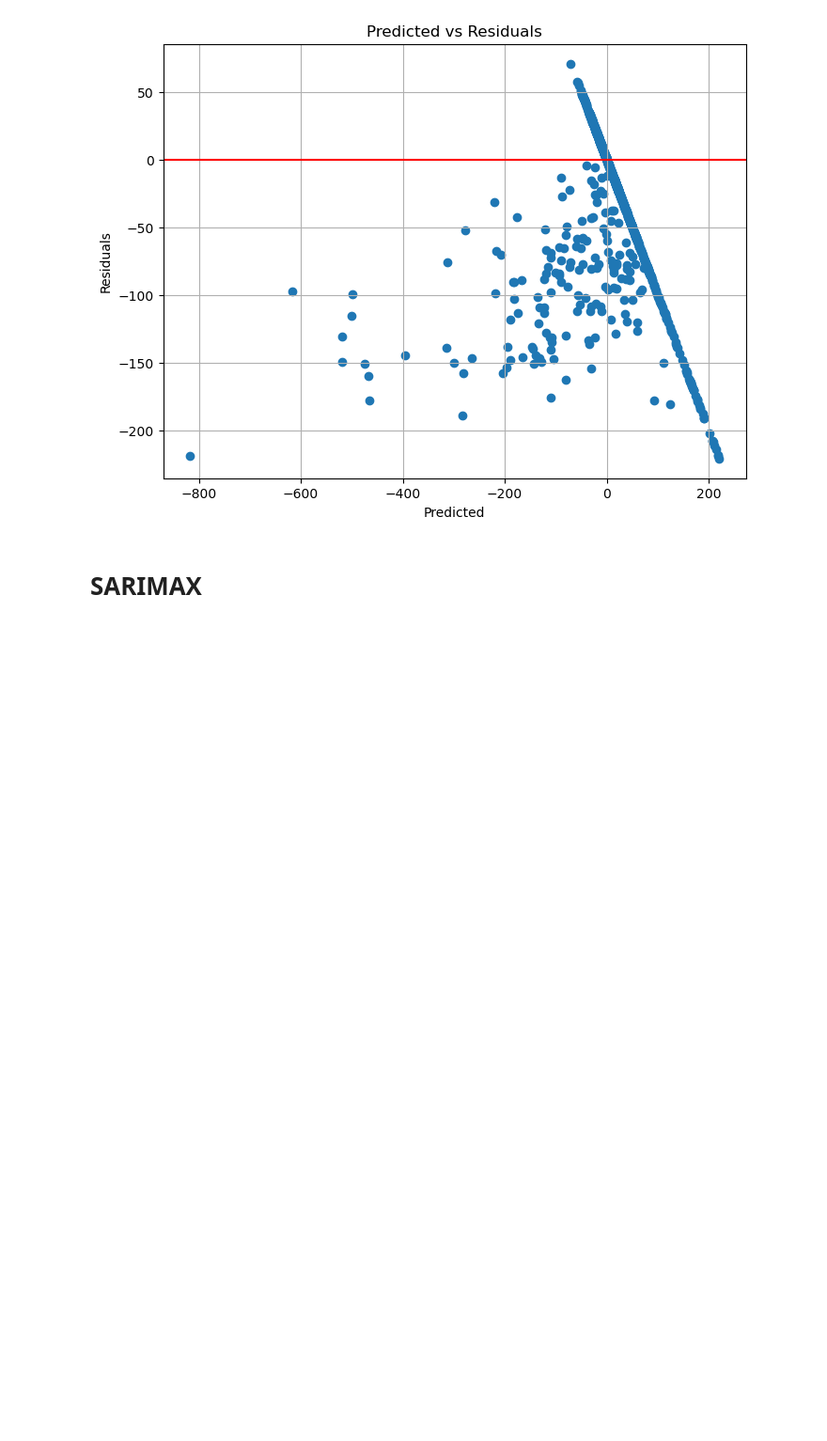
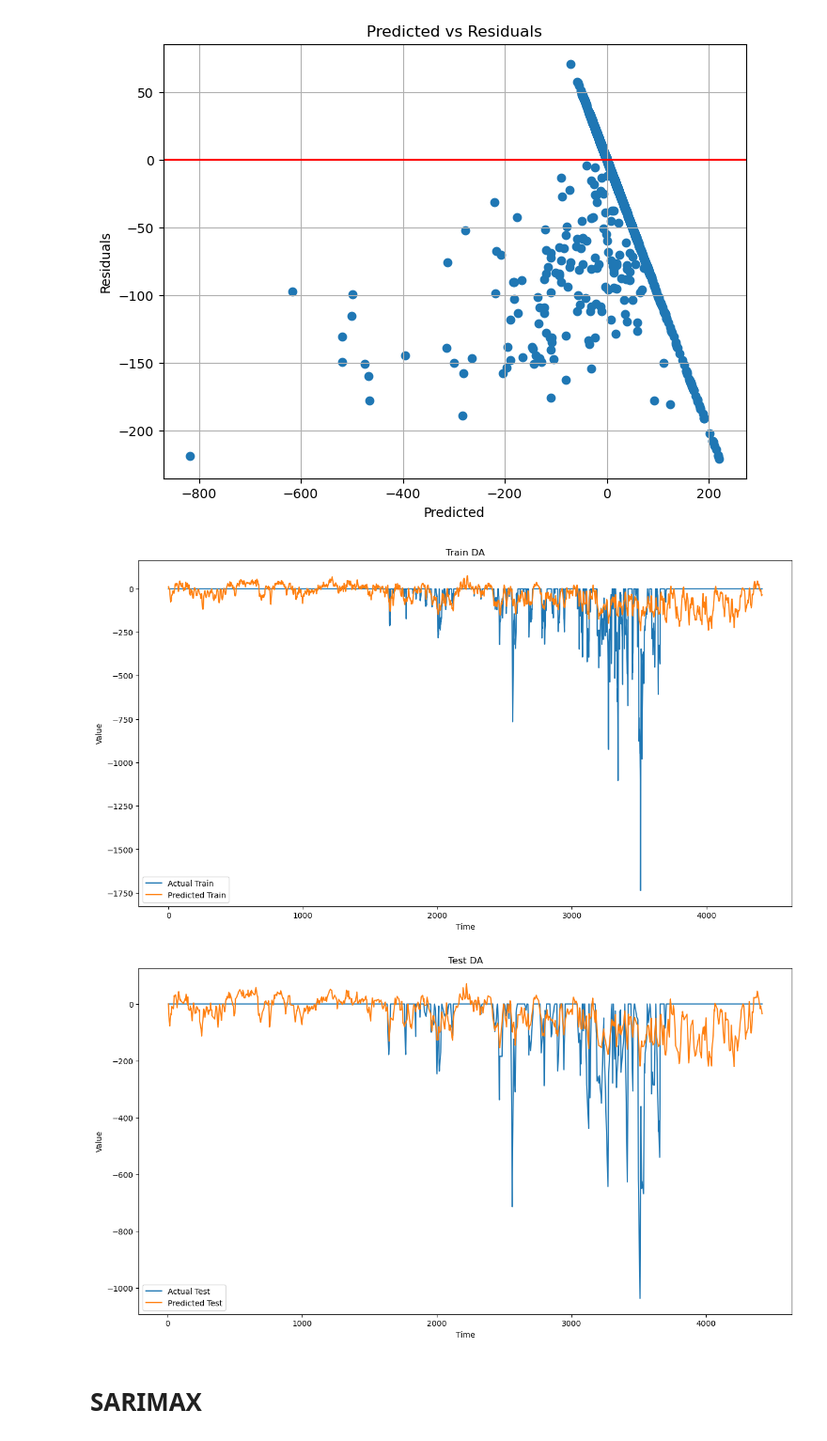
Before and after one commit to Nim-ah/Day-Ahead-Real-Time-Constraint-Investigation, a Jupyter notebook: DA_RT_V1.ipynb, the cells around one changed output. Shown at 94% size. Cells and saved outputs as stored; diff of their text form; code cells hidden in the pictures; blank space fills up the shorter version.

```diff
--- a/DA_RT_V1.ipynb
+++ b/DA_RT_V1.ipynb
@@ -802,23 +806,3 @@ y_pred = model.predict(X_test)
 print("RMSE: ", np.sqrt(mean_squared_error(y_test, y_pred)))
 # %% [output]
 RMSE:  90.73297039814815
-# %%
-from sklearn.impute import SimpleImputer
-
-# Use a median imputer
-imputer = SimpleImputer(strategy='mean')
-
-# Train the imputer (this computes the median for each column)
-imputer.fit(X_train)
-
-# Transform the data (this replaces missing values with the medians)
-X_train_imputed = imputer.transform(X_train)
-X_test_imputed = imputer.transform(X_test)
-
-# Continue with the model training...
-model = LinearRegression()
-model.fit(X_train_imputed, y_train)
-
-# Evaluate the model
-y_pred = model.predict(X_test_imputed)
-print("RMSE: ", np.sqrt(mean_squared_error(y_test, y_pred)))
@@ -848,6 +830,52 @@ plt.show()
 # %% [output]
 [figure]
 [figure]
+# %%
+# Fit model
+model = LinearRegression()
+model.fit(X_train, y_train)
+
+# Predict
+y_pred_train = model.predict(X_train)
+y_pred_test = model.predict(X_test)
+
+# Create a DataFrame for the predictions
+df_pred_train = pd.DataFrame(y_pred_train, index=X_train.index, columns=['Prediction'])
+df_pred_test = pd.DataFrame(y_pred_test, index=X_test.index, columns=['Prediction'])
+
+# Combine the actual data and predictions into one DataFrame
+df_combined_train = pd.concat([y_train, df_pred_train], axis=1)
+df_combined_test = pd.concat([y_test, df_pred_test], axis=1)
+
+# Sort the data by date
+df_combined_train = df_combined_train.sort_index()
+df_combined_test = df_combined_test.sort_index()
+
+# Plot the actual data and predictions
+plt.figure(figsize=(15, 8))
+
+# Plotting for the training data
+plt.plot(df_combined_train.index, df_combined_train['Constraint DA'], label='Actual Train')
+plt.plot(df_combined_train.index, df_combined_train['Prediction'], label='Predicted Train')
+plt.xlabel('Time')
+plt.ylabel('Value')
+plt.title("Train DA")
+plt.legend()
+plt.show()
+
+plt.figure(figsize=(15, 8))
+# Plotting for the test data
+plt.plot(df_combined_test.index, df_combined_test['Constraint DA'], label='Actual Test')
+plt.plot(df_combined_test.index, df_combined_test['Prediction'], label='Predicted Test')
+
+plt.xlabel('Time')
+plt.ylabel('Value')
+plt.title("Test DA")
+plt.legend()
+plt.show()
+# %% [output]
+[figure, added]
+[figure, added]
 # %% [markdown]
 # SARIMAX
 # %%
```
Also changed, not shown: parts of 13 cells of this notebook.
